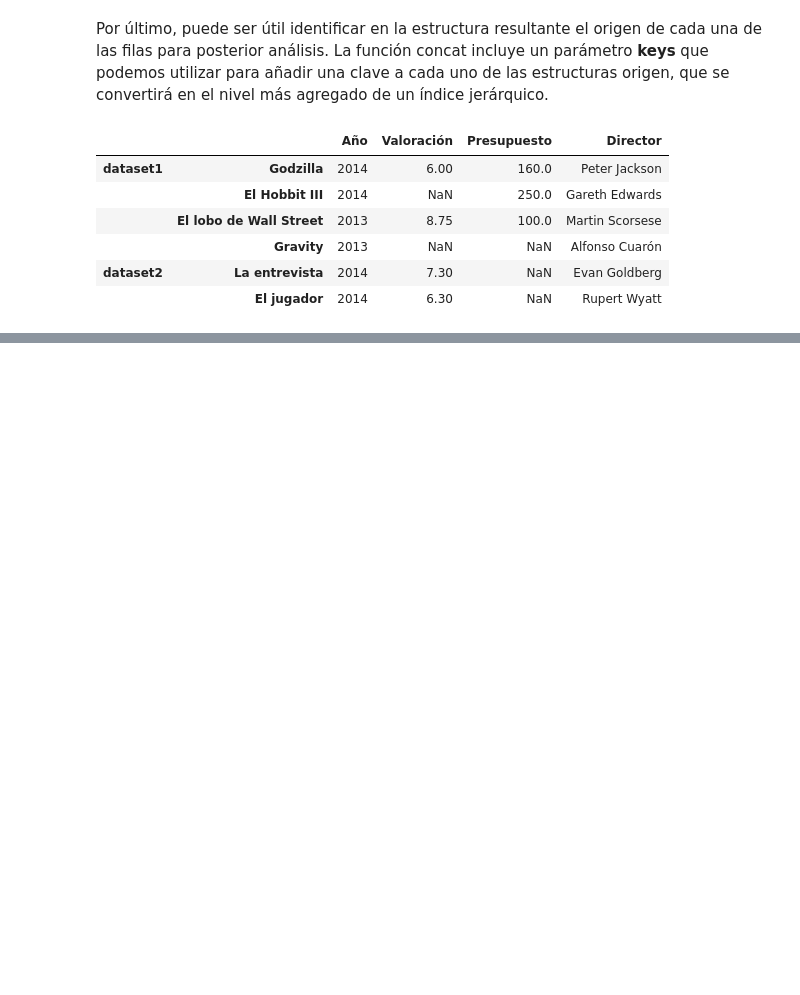
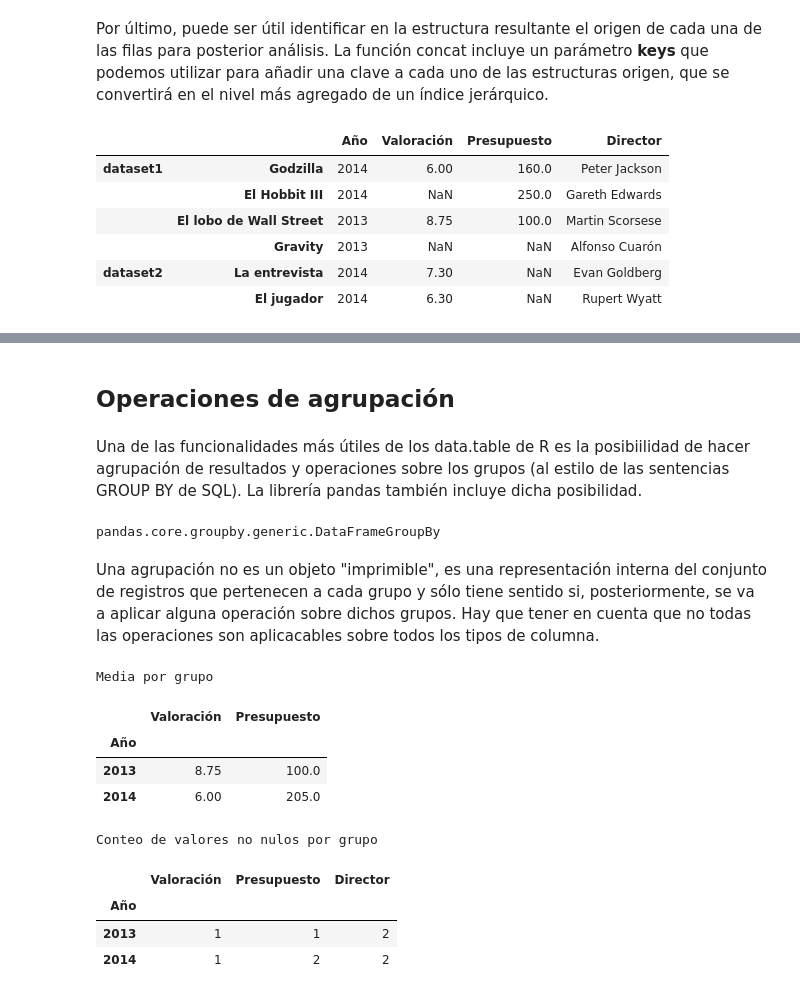
Before and after one commit to yanaySG/proyecto_python_AFI, a Jupyter notebook: Lecciones/3-pandas-notebooks/4. Preparacion y exploracion de datos.ipynb, the cells around one changed output, grey strips where cells are left out. Cells and saved outputs as stored; diff of their text form; code cells hidden in the pictures; blank space fills up the shorter version.

```diff
--- a/Lecciones/3-pandas-notebooks/4. Preparacion y exploracion de datos.ipynb
+++ b/Lecciones/3-pandas-notebooks/4. Preparacion y exploracion de datos.ipynb
@@ -701,3 +701,31 @@ pd.concat([peliculas,peliculas2], axis=1, keys=['dataset1', 'dataset2'])
 | Gravity | 2013.0 | NaN | NaN | Alfonso Cuarón | NaN | NaN | NaN |
 | La entrevista | NaN | NaN | NaN | NaN | 2014.0 | 7.3 | Evan Goldberg |
 | El jugador | NaN | NaN | NaN | NaN | 2014.0 | 6.3 | Rupert Wyatt |
+# %% [markdown]
+## Operaciones de agrupación
+# %% [markdown]
+Una de las funcionalidades más útiles de los data.table de R es la posibiilidad de hacer agrupación de resultados y operaciones sobre los grupos (al estilo de las sentencias GROUP BY de SQL). La librería pandas también incluye dicha posibilidad.
+# %%
+agrupado = peliculas.groupby('Año')
+type(agrupado)
+# %% [output]
+pandas.core.groupby.generic.DataFrameGroupBy
+# %% [markdown]
+Una agrupación no es un objeto "imprimible", es una representación interna del conjunto de registros que pertenecen a cada grupo y sólo tiene sentido si, posteriormente, se va a aplicar alguna operación sobre dichos grupos. Hay que tener en cuenta que no todas las operaciones son aplicacables sobre todos los tipos de columna.
+# %%
+print("Media por grupo")
+display(peliculas.groupby('Año').mean())
+
+print("\nConteo de valores no nulos por grupo")
+display(peliculas.groupby('Año').count())
+# %% [output]
+Media por grupo
+|  | Valoración | Presupuesto |
+| Año |  |  |
+| 2013 | 8.75 | 100.0 |
+| 2014 | 6.00 | 205.0 |
+Conteo de valores no nulos por grupo
+|  | Valoración | Presupuesto | Director |
+| Año |  |  |  |
+| 2013 | 1 | 1 | 2 |
+| 2014 | 1 | 2 | 2 |
```
Also changed, not shown: parts of 7 cells of this notebook.
